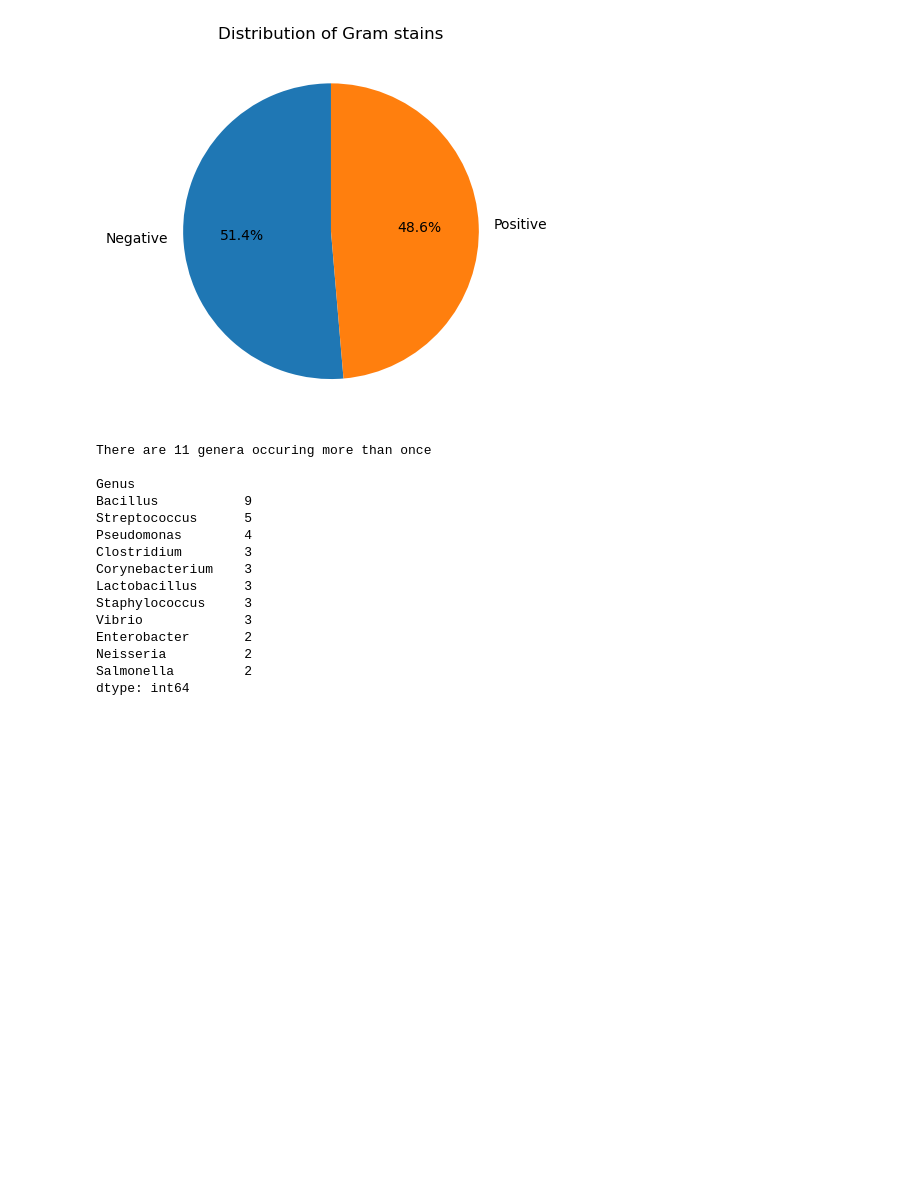
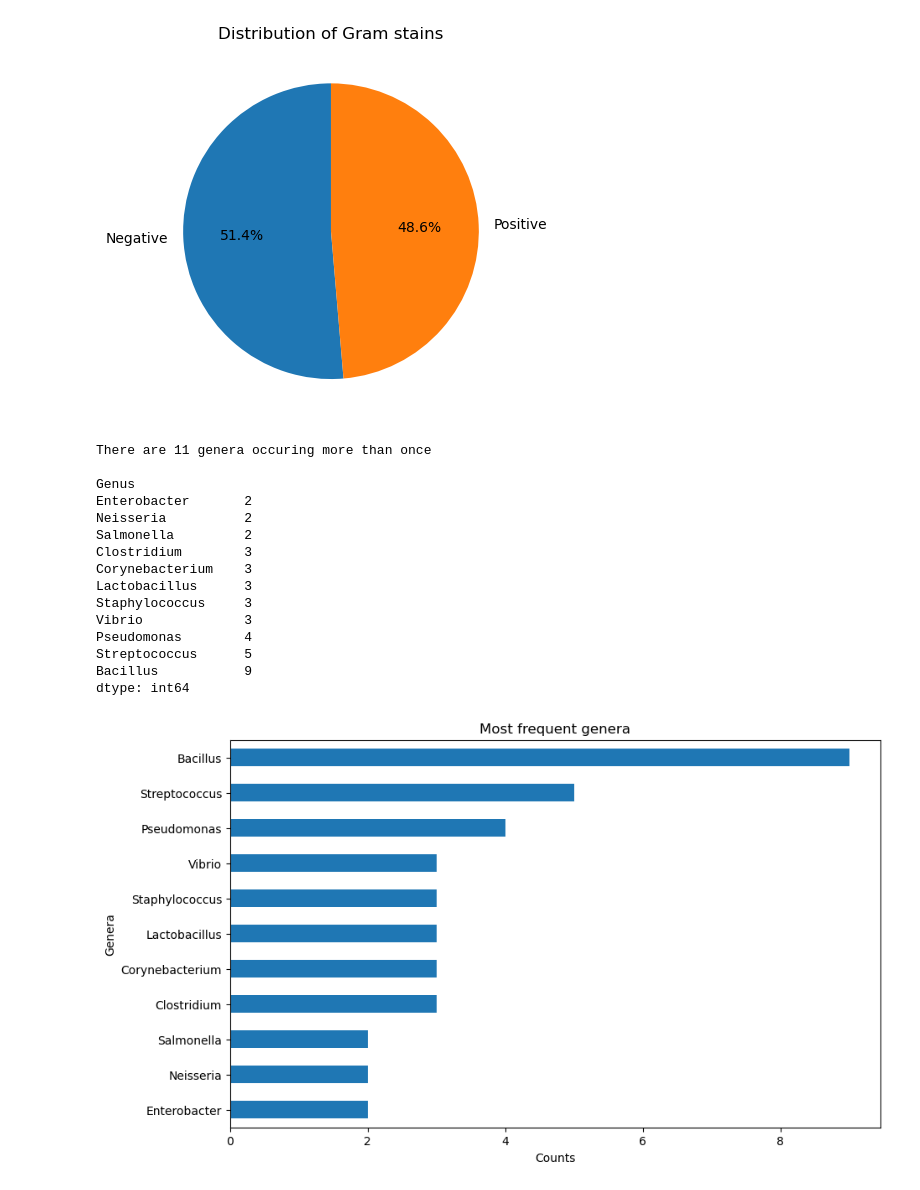
Before and after one commit to kucupwn/MicrobesGrid, a Jupyter notebook: main.ipynb, the cells around one changed output. Saved outputs shown, nothing was run; the diff lists cells and outputs as text; code cells hidden in the pictures; blank space fills up the shorter version.

Commit message:
add multi genera bar chart

```diff
--- a/main.ipynb
+++ b/main.ipynb
@@ -36,7 +36,7 @@ plt.show()
 [figure]
 # %%
 genus_all = df.groupby("Genus").size()
-multiple_genera = genus_all[genus_all > 1].sort_values(ascending=False)
+multiple_genera = genus_all[genus_all > 1].sort_values()
 
 print(f"There are {len(multiple_genera)} genera occuring more than once\n")
 print(multiple_genera)
@@ -44,15 +44,26 @@ print(multiple_genera)
 There are 11 genera occuring more than once
 
 Genus
-Bacillus           9
-Streptococcus      5
-Pseudomonas        4
+Enterobacter       2
+Neisseria          2
+Salmonella         2
 Clostridium        3
 Corynebacterium    3
 Lactobacillus      3
 Staphylococcus     3
 Vibrio             3
-Enterobacter       2
-Neisseria          2
-Salmonella         2
+Pseudomonas        4
+Streptococcus      5
+Bacillus           9
 dtype: int64
+# %%
+multiple_genera.plot(
+    kind="barh",
+    figsize=(10, 6),
+)
+plt.title("Most frequent genera")
+plt.xlabel("Counts")
+plt.ylabel("Genera")
+plt.show()
+# %% [output]
+[figure, added]
```
